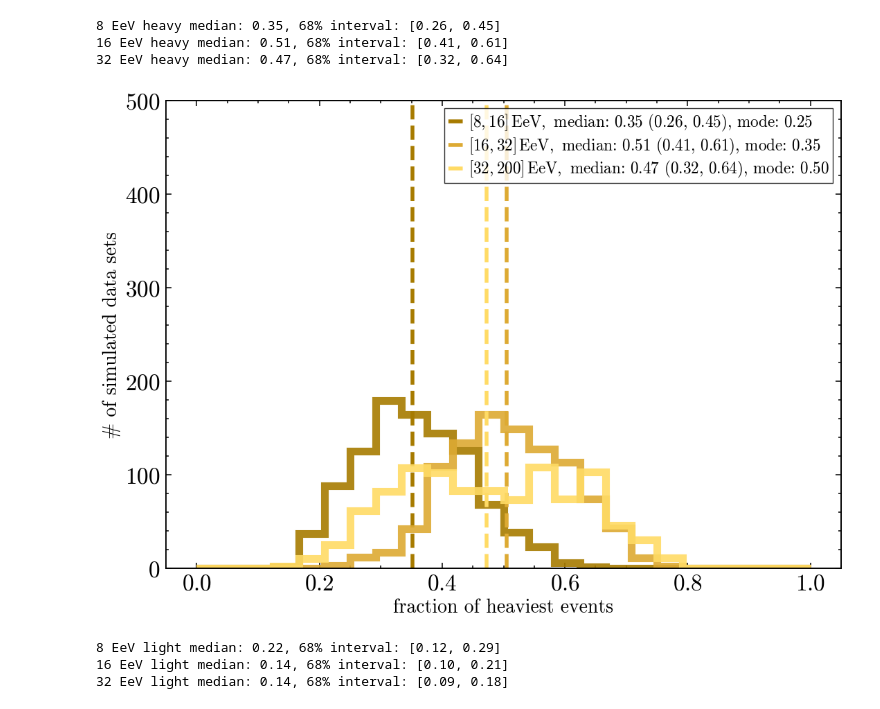
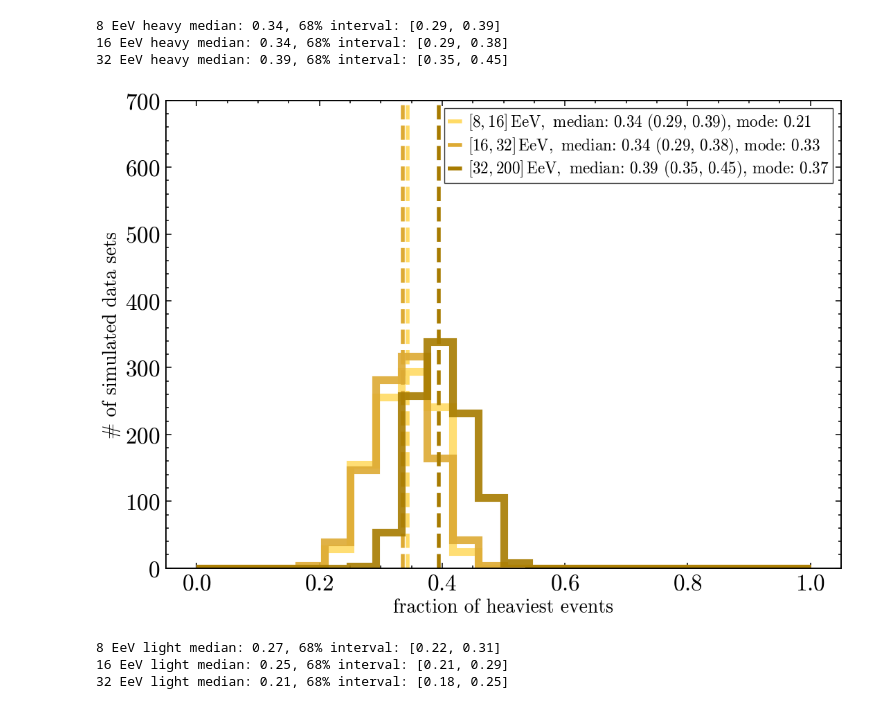
Before and after one commit to paolo-magnani/aixnet_simulations, a Jupyter notebook: final_plots.ipynb, the cells around one changed output. Drawn from its saved outputs; the diff is of its cells as text; code cells hidden in the pictures.

```diff
--- a/final_plots.ipynb
+++ b/final_plots.ipynb
@@ -4,7 +4,7 @@ import matplotlib.pyplot as plt
 import pandas as pd
 import ast
 
-df = pd.read_csv('partial_results_dnn_xmax.csv')
+df = pd.read_csv('data_results/final_results_aixnet_sybill23d.csv')
 display(df)
 
 # for col in ["light", "heavy", "frac_l", "frac_h"]:  # Adjust column names if needed
@@ -149,7 +149,7 @@ plt.show()
 from scipy import stats
 
 # colors = {'8': '#007a6b', '16': '#44aa99', '32': '#78dcca'}
-colors ={'8': '#a77b00', '16': '#ddaa33', '32': '#ffdb65'} # AixNet
+colors ={'8': '#ffdb65', '16': '#ddaa33', '32': '#a77b00'} # AixNet
 
 energ = [8, 16, 32, 200]
 bins = np.linspace(-5, 10, num=25)
@@ -218,39 +218,39 @@ for i in range(len(energ[:-1])):
                   label=rf'$[{ene}, {energ[i+1]}] \, \mathrm{{EeV}},$ median: {median:.2f} ({p16:.2f}, {p84:.2f}), mode: {mode[0]:.2f}',
                   color=colors[f'{ene}'])
     print(f"{ene} EeV heavy median: {median:.2f}, 68% interval: [{p16:.2f}, {p84:.2f}]")
 
 plt.legend(fontsize='small')
 plt.xlabel(r'fraction of heaviest events')
 plt.ylabel('# of simulated data sets')
-plt.ylim(0, 500)
+plt.ylim(0, 700)
 plt.show()
 # ax[0].set_ylim(0, 0.7)
 
 # Second subplot: heavy
 plt.figure(figsize=(15, 9))
 for i in range(len(energ[:-1])):
     ene = energ[i]
     data = df['frac_l'][df['emin'] == ene]
     median = np.median(data)
     mode = stats.mode(data)
     p16, p84 = np.percentile(data, [16, 84])
 
     plt.hist(data, histtype='step', stacked=False, fill=False, color=colors[f'{ene}'], lw=8, alpha=0.9, bins=bins)
     plt.axvline(median, ls='--', lw=4,
                   label=rf'$[{ene}, {energ[i+1]}] \, \mathrm{{EeV}},$ median: {median:.2f} ({p16:.2f}, {p84:.2f}), mode: {mode[0]:.2f}',
                   color=colors[f'{ene}'])
     print(f"{ene} EeV light median: {median:.2f}, 68% interval: [{p16:.2f}, {p84:.2f}]")
 
 plt.legend(fontsize='small')
 plt.xlabel(r'fraction of lightest events')
 plt.ylabel('# of simulated data sets')
-plt.ylim(0, 500)
+plt.ylim(0, 700)
 plt.show()
 # %% [output]
-8 EeV heavy median: 0.35, 68% interval: [0.26, 0.45]
-16 EeV heavy median: 0.51, 68% interval: [0.41, 0.61]
-32 EeV heavy median: 0.47, 68% interval: [0.32, 0.64]
+8 EeV heavy median: 0.34, 68% interval: [0.29, 0.39]
+16 EeV heavy median: 0.34, 68% interval: [0.29, 0.38]
+32 EeV heavy median: 0.39, 68% interval: [0.35, 0.45]
-[figure, old version]
+[figure, new version]
-8 EeV light median: 0.22, 68% interval: [0.12, 0.29]
-16 EeV light median: 0.14, 68% interval: [0.10, 0.21]
-32 EeV light median: 0.14, 68% interval: [0.09, 0.18]
+8 EeV light median: 0.27, 68% interval: [0.22, 0.31]
+16 EeV light median: 0.25, 68% interval: [0.21, 0.29]
+32 EeV light median: 0.21, 68% interval: [0.18, 0.25]
```
Also changed, not shown: parts of 7 cells of this notebook, 6 other files.
